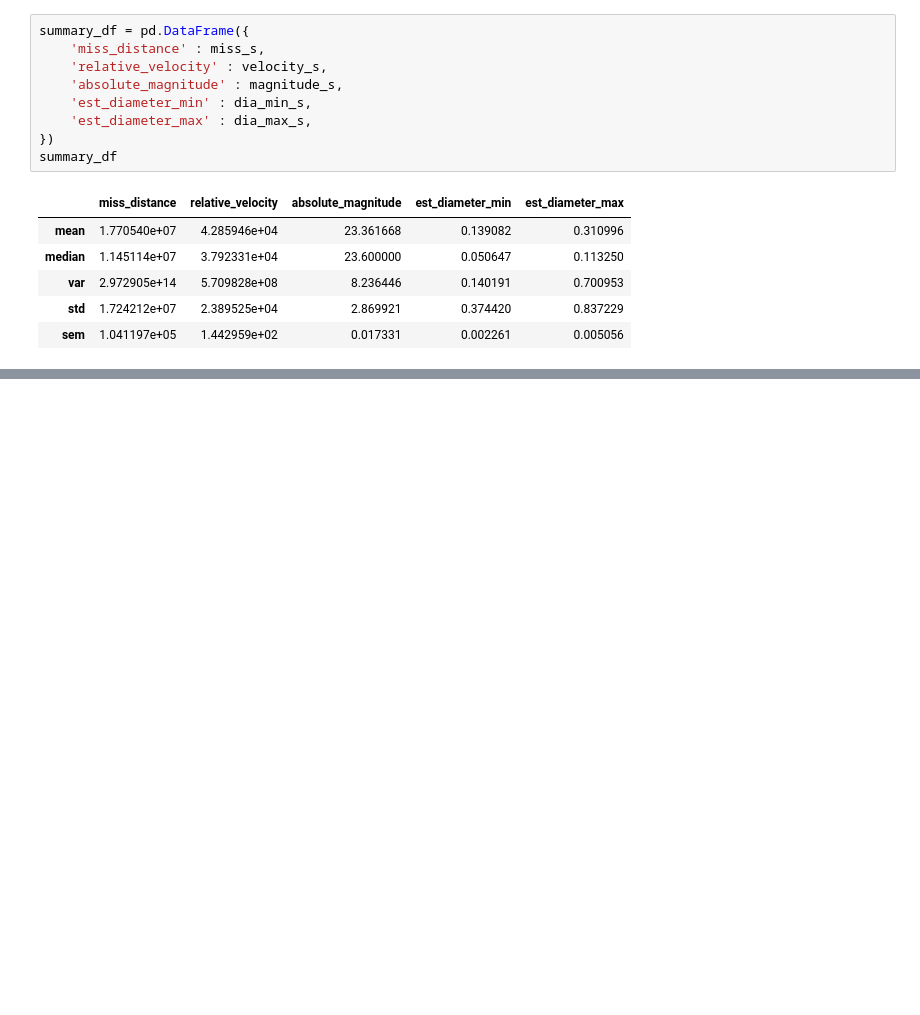
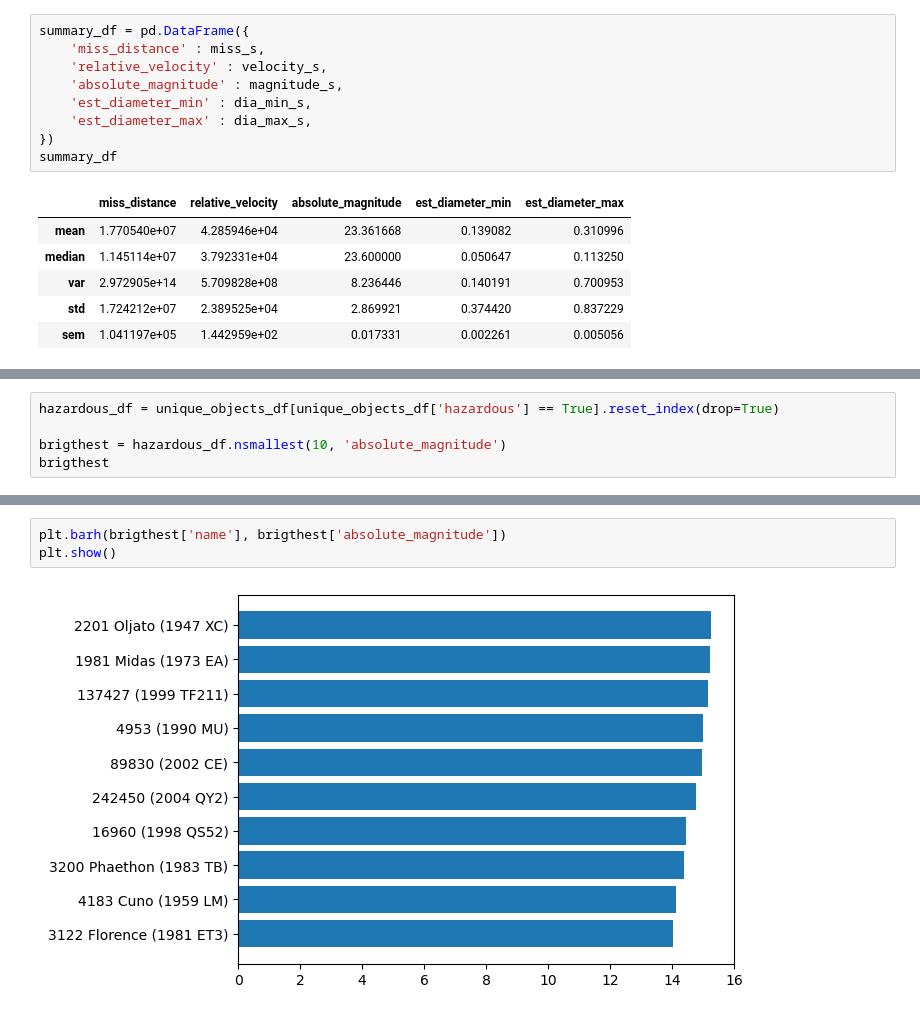
Before and after one commit to tamcu/Project-1-NASA, a Jupyter notebook: NASA_objects_draft.ipynb, the cells around one changed output, grey strips where cells are left out. Drawn from its saved outputs; the diff is of its cells as text; blank space fills up the shorter version.

```diff
--- a/NASA_objects_draft.ipynb
+++ b/NASA_objects_draft.ipynb
@@ -178,0 +200,5 @@ plt.show()
+# %%
+hazardous_df = unique_objects_df[unique_objects_df['hazardous'] == True].reset_index(drop=True)
+
+brigthest = hazardous_df.nsmallest(10, 'absolute_magnitude')
+brigthest
@@ -178,0 +217,5 @@ plt.show()
+# %%
+plt.barh(brigthest['name'], brigthest['absolute_magnitude'])
+plt.show()
+# %% [output]
+[figure, added]
```
Also changed, not shown: parts of 15 cells of this notebook.
